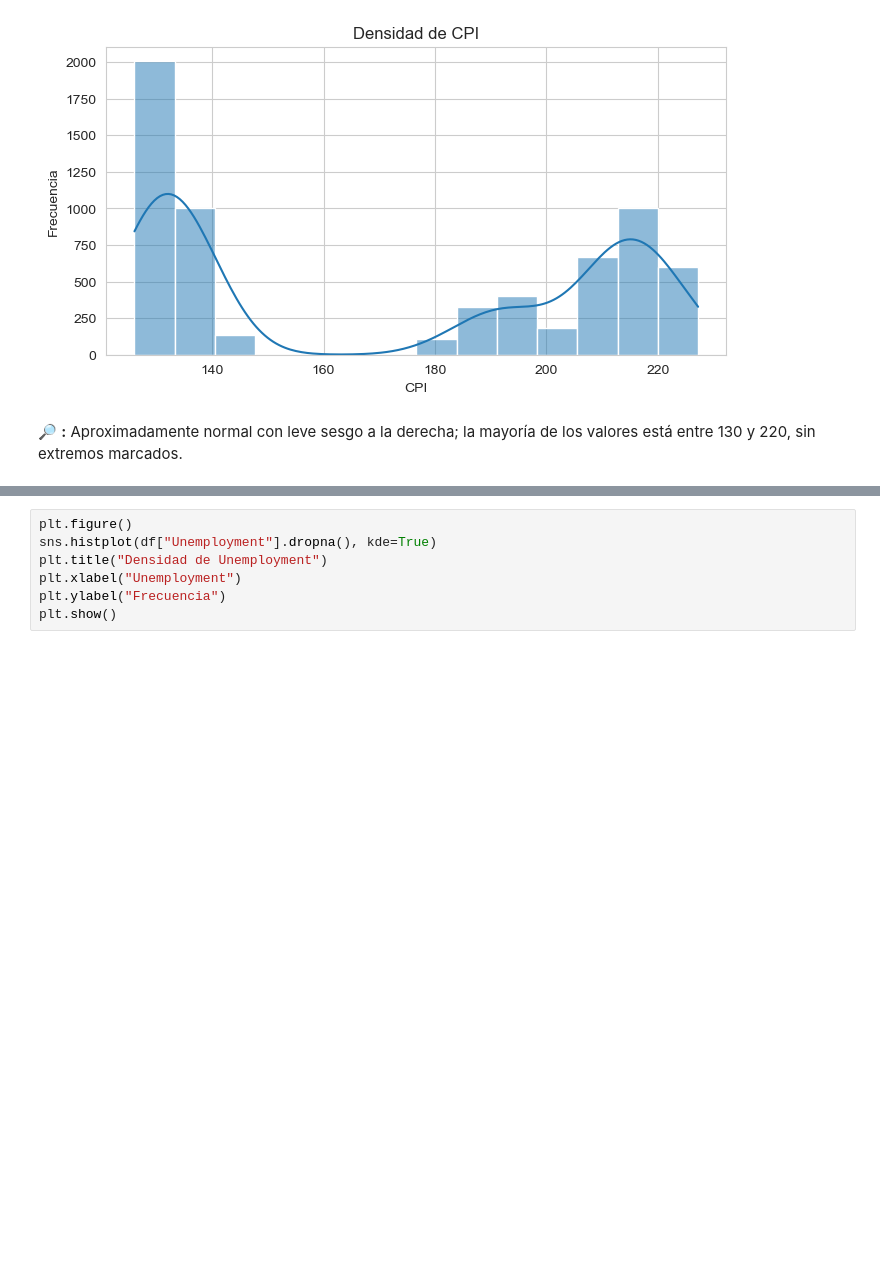
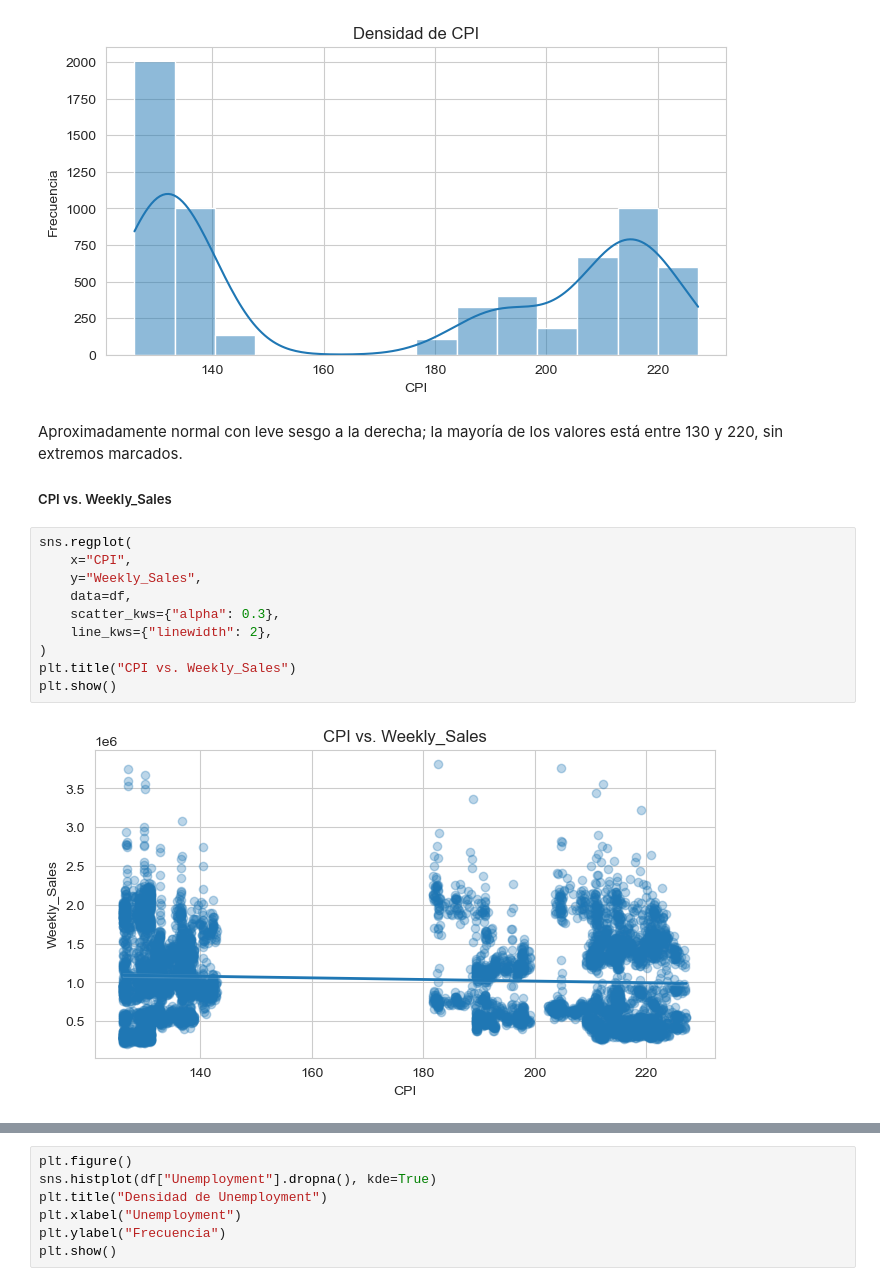
Before and after one commit to midwayjona/Econometria-2, a Jupyter notebook: project/proyecto_final.ipynb, the cells around one changed output, grey strips where cells are left out. Drawn from its saved outputs; the diff is of its cells as text; blank space fills up the shorter version.

```diff
--- a/project/proyecto_final.ipynb
+++ b/project/proyecto_final.ipynb
@@ -122,4 +163,18 @@ plt.show()
 # %% [output]
 [figure]
 # %% [markdown]
-🔎 **:** Aproximadamente normal con leve sesgo a la derecha; la mayoría de los valores está entre 130 y 220, sin extremos marcados.
+Aproximadamente normal con leve sesgo a la derecha; la mayoría de los valores está entre 130 y 220, sin extremos marcados.
+
+##### CPI vs. Weekly_Sales
+# %%
+sns.regplot(
+    x="CPI",
+    y="Weekly_Sales",
+    data=df,
+    scatter_kws={"alpha": 0.3},
+    line_kws={"linewidth": 2},
+)
+plt.title("CPI vs. Weekly_Sales")
+plt.show()
+# %% [output]
+[figure, added]
```
Also changed, not shown: parts of 27 cells of this notebook.
